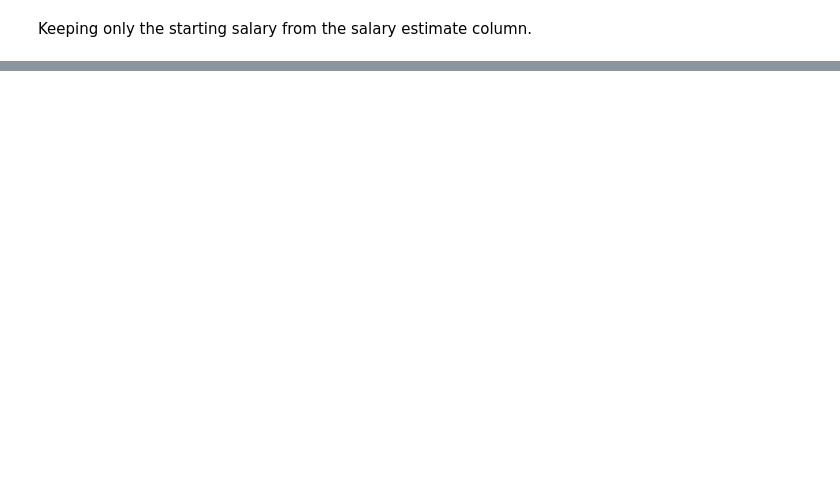
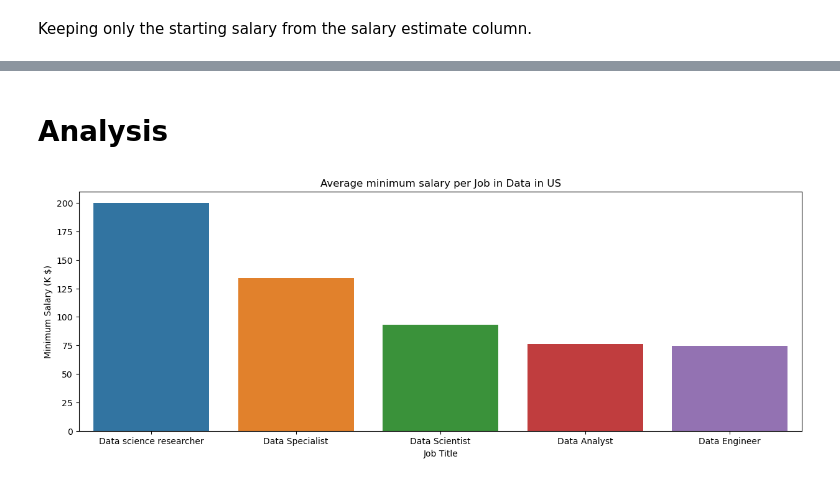
Before and after one commit to SyNikolai/BestStateforData, a Jupyter notebook: CLEANING/cleaning_notebook_simos.ipynb, the cells around one changed output, grey strips where cells are left out. Cells and saved outputs as stored; diff of their text form; code cells hidden in the pictures; blank space fills up the shorter version.

Commit message:
Major Update
Updated: cleaning notebook, added new TAXES file

```diff
--- a/CLEANING/cleaning_notebook_simos.ipynb
+++ b/CLEANING/cleaning_notebook_simos.ipynb
@@ -97,0 +249,2 @@ salary.head()
+# %%
+taxes.rename(columns = {"State HEADLINES":"State Headlines", "TOTAL":"Location"}, inplace = True)
@@ -97,0 +255,3 @@ salary.head()
+# %%
+# Merging dataframes
+salary_cost_taxes = pd.merge(salary_cost, taxes, how = "left", on = "Location")
@@ -97,0 +278,22 @@ salary.head()
+# %%
+# Changing Data type
+salary_cost_taxes["Minimum Salary (K $)"] = pd.to_numeric(salary_cost_taxes["Minimum Salary (K $)"])
+# %% [markdown]
+# Analysis
+# %%
+# Job Title, average minimum salary
+# Location , average minimum salaries
+# Location which type of data proffesion more popular
+# Location - Cost of living index
+# 10 Location with the highest average minimum - cost of living
+
+x = salary_cost_taxes.groupby('Job Title').agg({
+    'Minimum Salary (K $)':'mean'}).sort_values('Minimum Salary (K $)', ascending = False).reset_index()
+x =  x[(x["Job Title"] == "Data Scientist") | (x["Job Title"] == "Data Analyst") |(x["Job Title"] == "Data Specialist") |(x["Job Title"] ==  "Data science researcher") |(x["Job Title"] ==  "Data Engineer")].reset_index(drop = True)
+# %%
+plt.figure(figsize = [15,5])
+ax = sns.barplot(data = x , x = x["Job Title"], y = x["Minimum Salary (K $)"])
+ax.set(title = "Average minimum salary per Job in Data in US")
+plt.show()
+# %% [output]
+[figure, added]
```
Also changed, not shown: parts of 33 cells of this notebook, 6 other files.
